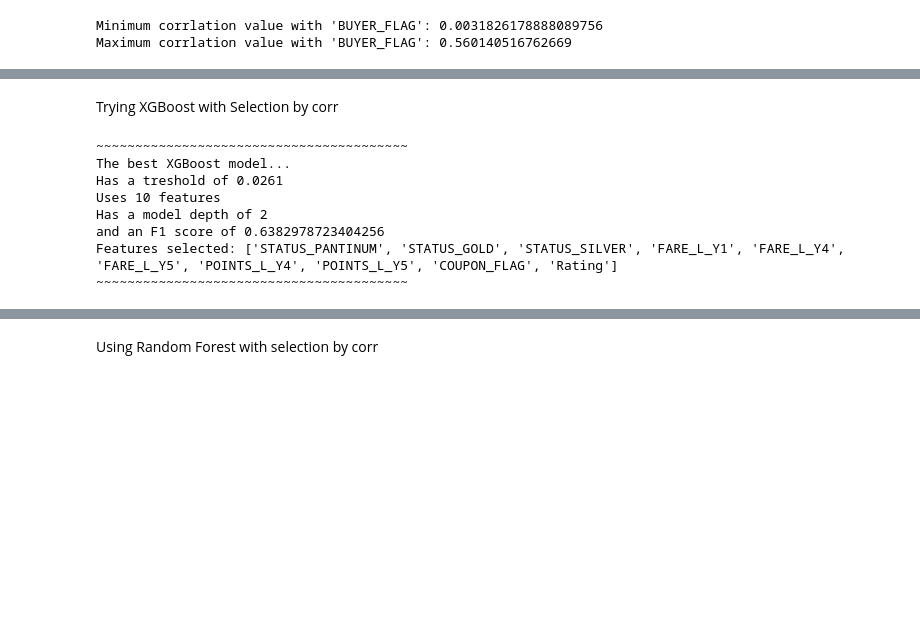
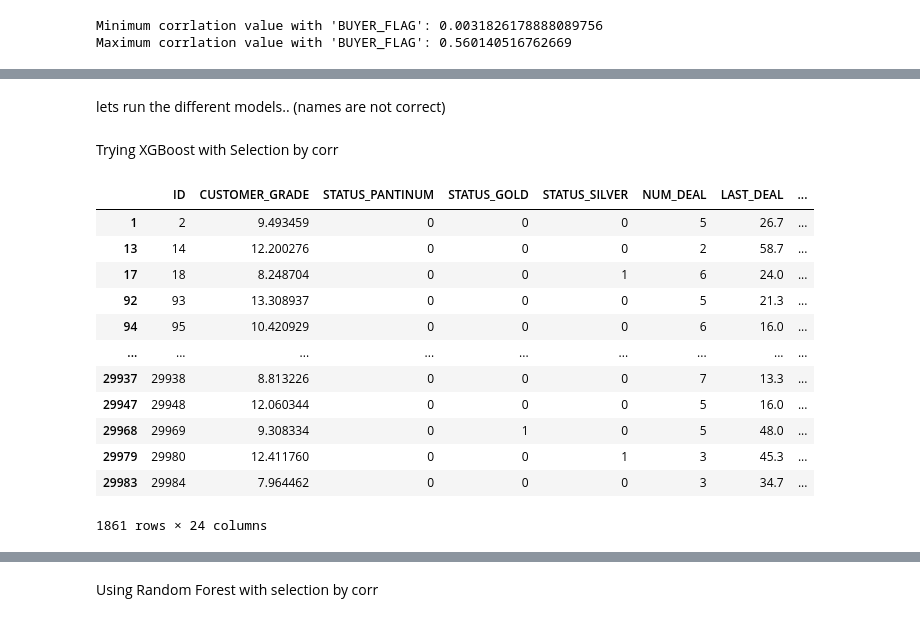
Before and after one commit to ofekshmu/Advance-Topics-In-Data-Science, a Jupyter notebook: FinalProject/SoapAnalisys.ipynb, the cells around one changed output, grey strips where cells are left out. Cells and saved outputs as stored; diff of their text form; code cells hidden in the pictures; blank space fills up the shorter version.

```diff
--- a/FinalProject/SoapAnalisys.ipynb
+++ b/FinalProject/SoapAnalisys.ipynb
@@ -166,0 +223,2 @@ Maximum corrlation value with 'BUYER_FLAG': 0.560140516762669
+# %% [markdown]
+lets run the different models.. (names are not correct)
@@ -167,56 +247,18 @@ Maximum corrlation value with 'BUYER_FLAG': 0.560140516762669
 # %% [markdown]
 Trying XGBoost with Selection by corr
-# %%
-from sklearn.metrics import f1_score
-
-best_score = 0                         # Hold the F1 score of the best model
-score = 0                              # Score of the current model
-last_count = -1                        # flag for preventing reapetition
-best_features = []
-best_model_xgb_corr = ""
-st = ""                                # Result string
-
-for t in tqdm(range(30, 5600, 1)): # 0.03 Treshold includes all 22 features
-
-    # Treshold is iterated from 0.003 to 0.56 increasing by 0.0001
-    treshold = t / 10000
-    selected_features = select_features_by_corr(data, treshold)
-
-    # Break condition
-    if len(selected_features) == last_count:
-        continue
-    else:
-        last_count = len(selected_features)
-
-    x_train, x_test, y_train, y_test = train_test_split(features[selected_features], label, test_size=0.2, random_state=1)
-    for d in range(1, 10, 1):
-
-        # Train XGBoost model
-        classes_weights = class_weight.compute_sample_weight(
-            class_weight='balanced',
-            y=y_train
-        )
-
-        xgbclf = xgb.XGBClassifier(max_depth=d, seed=2)
-        xgbclf.fit(x_train, y_train, sample_weight=classes_weights)
-        y_pred = xgbclf.predict(x_test)
-        score = f1_score(y_test, y_pred)
-        # print(f"Current run:\nThresh: {treshold}\nVariables: {len(selected_features)}\n d: {d}\nF1: {score}")
-
-        # Hold the best score
-        if score > best_score:
-            best_score = score
-            best_features = selected_features
-            best_model_xgb_corr = xgbclf
-            st = f"The best XGBoost model...\nHas a treshold of {treshold}\nUses {len(selected_features)} features\nHas a model depth of {d}\nand an F1 score of {best_score}"
-            st += f"\nFeatures selected: {best_features}"
-print(40*"~", st, 40*"~", sep="\n", end="")
-# %% [output]
-~~~~~~~~~~~~~~~~~~~~~~~~~~~~~~~~~~~~~~~~
-The best XGBoost model...
-Has a treshold of 0.0261
-Uses 10 features
-Has a model depth of 2
-and an F1 score of 0.6382978723404256
-Features selected: ['STATUS_PANTINUM', 'STATUS_GOLD', 'STATUS_SILVER', 'FARE_L_Y1', 'FARE_L_Y4', 'FARE_L_Y5', 'POINTS_L_Y4', 'POINTS_L_Y5', 'COUPON_FLAG', 'Rating']
-~~~~~~~~~~~~~~~~~~~~~~~~~~~~~~~~~~~~~~~~
+# %%
+df_model2_train_both
+# %% [output]
+|  | ID | CUSTOMER_GRADE | STATUS_PANTINUM | STATUS_GOLD | STATUS_SILVER | NUM_DEAL | LAST_DEAL | ... |
+| 1 | 2 | 9.493459 | 0 | 0 | 0 | 5 | 26.7 | ... |
+| 13 | 14 | 12.200276 | 0 | 0 | 0 | 2 | 58.7 | ... |
+| 17 | 18 | 8.248704 | 0 | 0 | 1 | 6 | 24.0 | ... |
+| 92 | 93 | 13.308937 | 0 | 0 | 0 | 5 | 21.3 | ... |
+| 94 | 95 | 10.420929 | 0 | 0 | 0 | 6 | 16.0 | ... |
+| ... | ... | ... | ... | ... | ... | ... | ... | ... |
+| 29937 | 29938 | 8.813226 | 0 | 0 | 0 | 7 | 13.3 | ... |
+| 29947 | 29948 | 12.060344 | 0 | 0 | 0 | 5 | 16.0 | ... |
+| 29968 | 29969 | 9.308334 | 0 | 1 | 0 | 5 | 48.0 | ... |
+| 29979 | 29980 | 12.411760 | 0 | 0 | 1 | 3 | 45.3 | ... |
+| 29983 | 29984 | 7.964462 | 0 | 0 | 0 | 3 | 34.7 | ... |
+1861 rows × 24 columns
```
Also changed, not shown: parts of 26 cells of this notebook.
